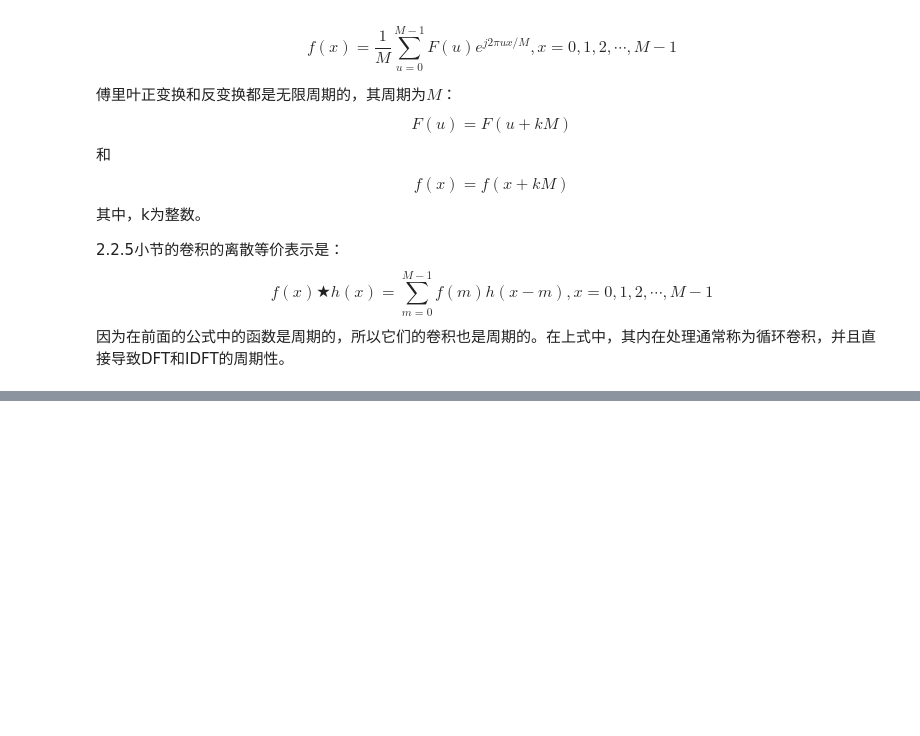
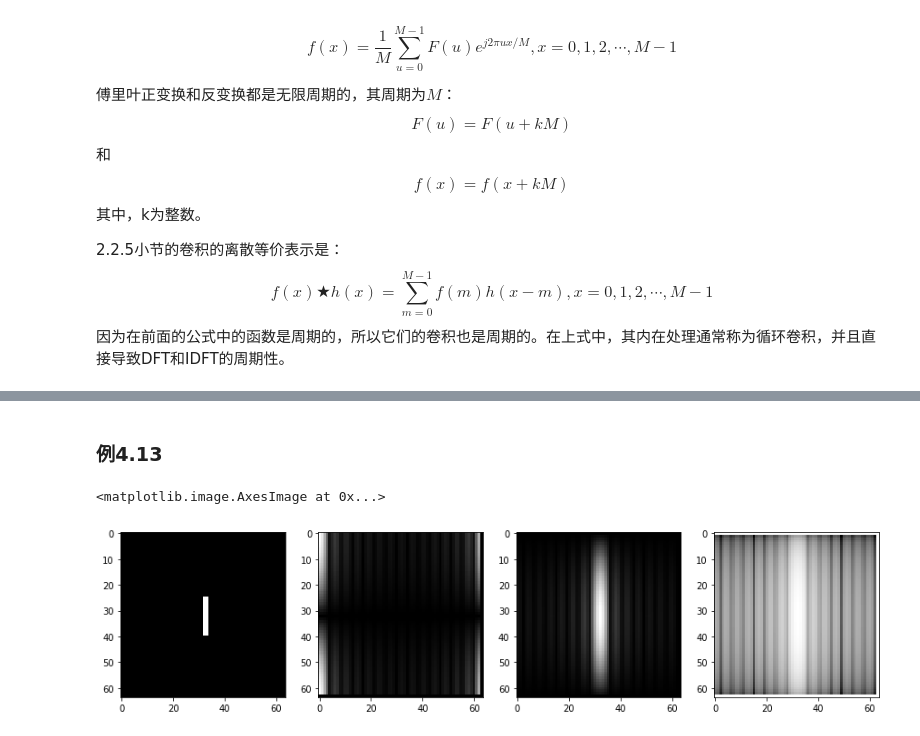
Before and after one commit to Sierkinhane/Digital-Image-Processing, a Jupyter notebook: src/Digital_Image_Processing.ipynb, the cells around one changed output, grey strips where cells are left out. Cells and saved outputs as stored; diff of their text form; code cells hidden in the pictures; blank space fills up the shorter version.

```diff
--- a/src/Digital_Image_Processing.ipynb
+++ b/src/Digital_Image_Processing.ipynb
@@ -1398,0 +1420,42 @@ $$f(x)(-1)^{(x+y)}\Leftrightarrow F(u-M/2, v-N/2)$$
+# %% [markdown]
+### 例4.13
+# %%
+# image = cv2.imread('../images/dip/DIP3E_CH04_Original_Images/DIP3E_Original_Images_CH04/Fig0424(a)(rectangle).tif', 0).astype(np.float)
+image = np.zeros((64,64), dtype=np.float32)
+image[25:40,32:34] = 255
+
+
+def discrete_fourier_transform(img, shift=False, phase_angle=False):
+
+    M, N = img.shape
+    F = np.zeros((M, N), dtype=np.complex)
+
+    x, y = np.arange(0, N, 1), np.arange(0, M, 1)
+    X,Y = np.meshgrid(x,y)
+
+
+    if shift:
+        img = img * (-1)**(X+Y)
+
+    for v in range(N-1):
+        for u in range(M-1):
+            F[u, v] = np.sum(img * np.exp(- 1j * 2*np.pi * (u * X / M + v * Y / N)))
+
+    if phase_angle:
+        PA = np.arctan2(np.real(F), np.imag(F))
+        return PA
+    return F
+
+F = discrete_fourier_transform(image)
+F_shifted = discrete_fourier_transform(image, shift=True)
+# F = np.fft.fft2(image)
+# F_shifted = np.fft.fftshift(F)
+fig, ax = plt.subplots(1,4, figsize=(15,15))
+
+ax[0].imshow(image, cmap='gray')
+ax[1].imshow(np.abs(F), cmap='gray')
+ax[2].imshow(np.abs(F_shifted), cmap='gray')
+ax[3].imshow(1+np.log(np.abs(F_shifted)), cmap='gray')
+# %% [output]
+<matplotlib.image.AxesImage at 0x...>
+[figure, added]
```
Also changed, not shown: parts of 5 cells of this notebook, 32 other files.
